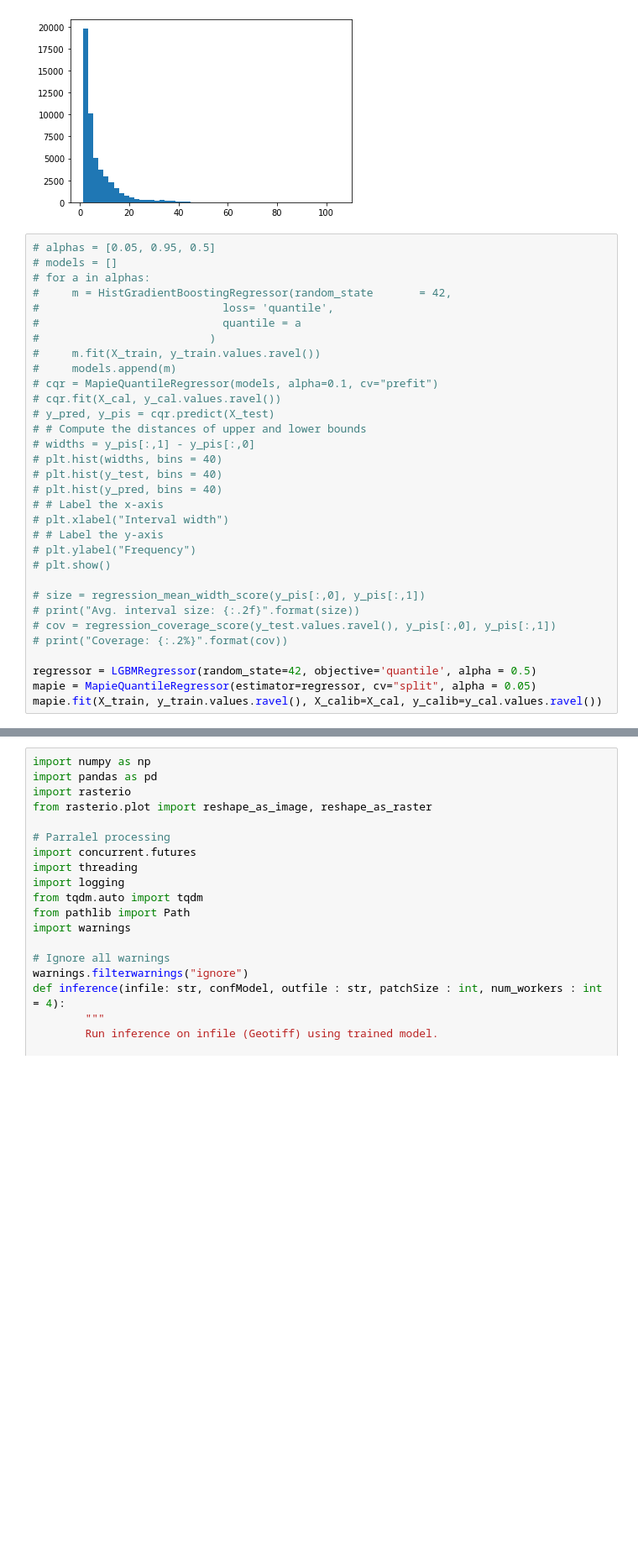
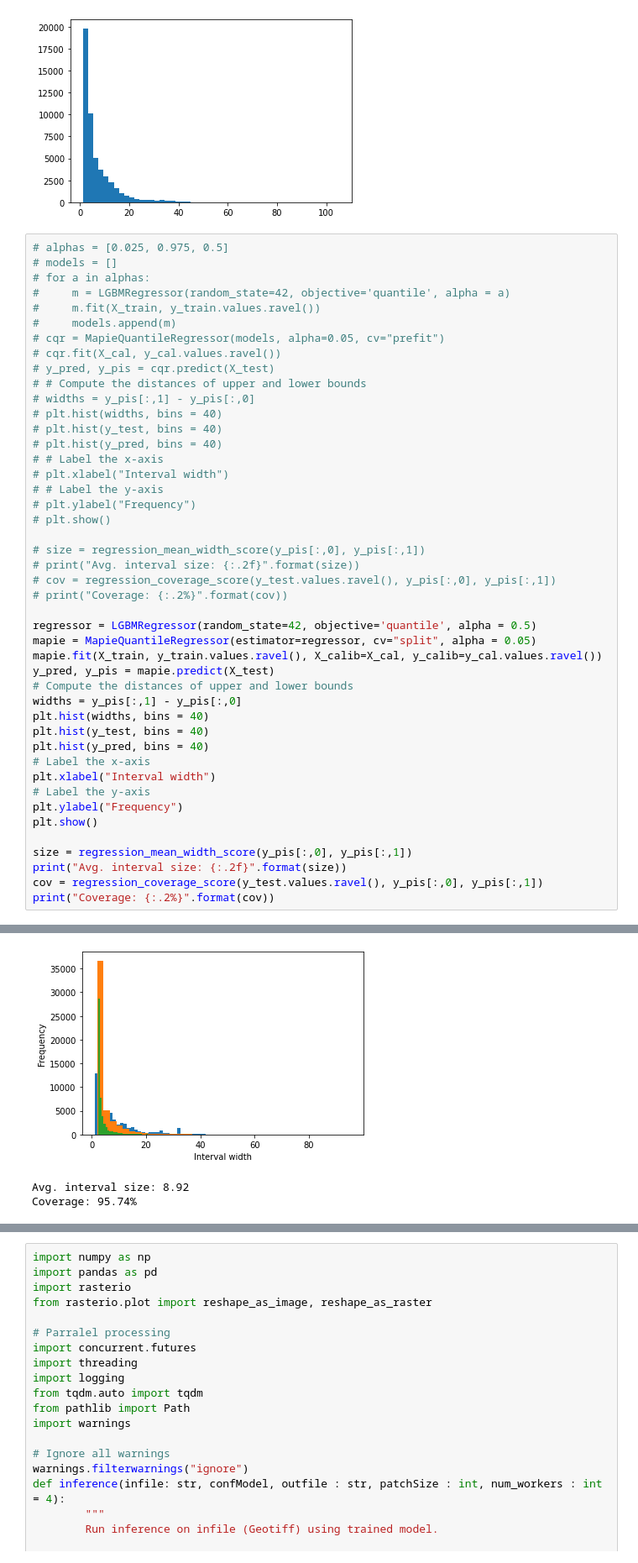
Before and after one commit to Geethen/GEEConformal, a Jupyter notebook: example_usuage/GEDI/NB2_ModelSelection.ipynb, the cells around one changed output, grey strips where cells are left out. Shown at 84% size. Saved outputs shown, nothing was run; the diff lists cells and outputs as text; blank space fills up the shorter version.

```diff
--- a/example_usuage/GEDI/NB2_ModelSelection.ipynb
+++ b/example_usuage/GEDI/NB2_ModelSelection.ipynb
@@ -314,16 +354,13 @@ plt.hist(y_train, bins=50)
  <BarContainer object of 50 artists>)
 [figure]
 # %%
-# alphas = [0.05, 0.95, 0.5]
+# alphas = [0.025, 0.975, 0.5]
 # models = []
 # for a in alphas:
-#     m = HistGradientBoostingRegressor(random_state       = 42,
-#                            loss= 'quantile',
-#                            quantile = a
-#                          )
+#     m = LGBMRegressor(random_state=42, objective='quantile', alpha = a)
 #     m.fit(X_train, y_train.values.ravel())
 #     models.append(m)
-# cqr = MapieQuantileRegressor(models, alpha=0.1, cv="prefit")
+# cqr = MapieQuantileRegressor(models, alpha=0.05, cv="prefit")
 # cqr.fit(X_cal, y_cal.values.ravel())
 # y_pred, y_pis = cqr.predict(X_test)
 # # Compute the distances of upper and lower bounds
@@ -345,4 +382,20 @@ plt.hist(y_train, bins=50)
 regressor = LGBMRegressor(random_state=42, objective='quantile', alpha = 0.5)
 mapie = MapieQuantileRegressor(estimator=regressor, cv="split", alpha = 0.05)
 mapie.fit(X_train, y_train.values.ravel(), X_calib=X_cal, y_calib=y_cal.values.ravel())
+y_pred, y_pis = mapie.predict(X_test)
+# Compute the distances of upper and lower bounds
+widths = y_pis[:,1] - y_pis[:,0]
+plt.hist(widths, bins = 40)
+plt.hist(y_test, bins = 40)
+plt.hist(y_pred, bins = 40)
+# Label the x-axis
+plt.xlabel("Interval width")
+# Label the y-axis
+plt.ylabel("Frequency")
+plt.show()
+
+size = regression_mean_width_score(y_pis[:,0], y_pis[:,1])
+print("Avg. interval size: {:.2f}".format(size))
+cov = regression_coverage_score(y_test.values.ravel(), y_pis[:,0], y_pis[:,1])
+print("Coverage: {:.2%}".format(cov))
 # %% [output]
@@ -352,2 +421,5 @@ MapieQuantileRegressor(alpha=0.05, cv='split',
+[figure, added]
+Avg. interval size: 8.92
+Coverage: 95.74%
 # %%
 from joblib import dump, load
```
Also changed, not shown: parts of 16 cells of this notebook, 4 other files.
